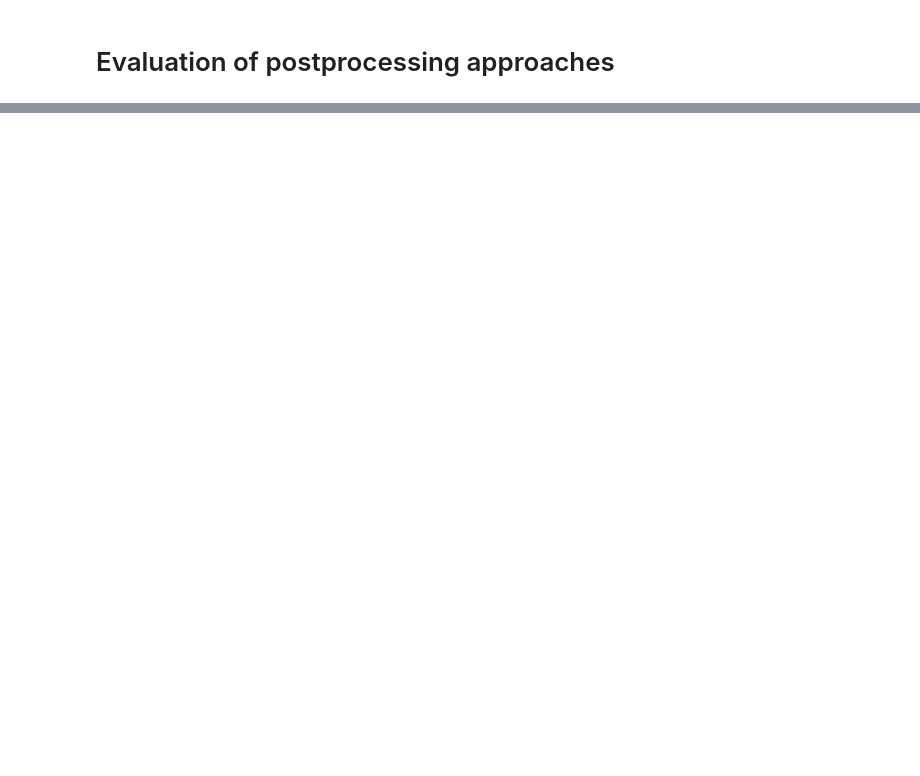
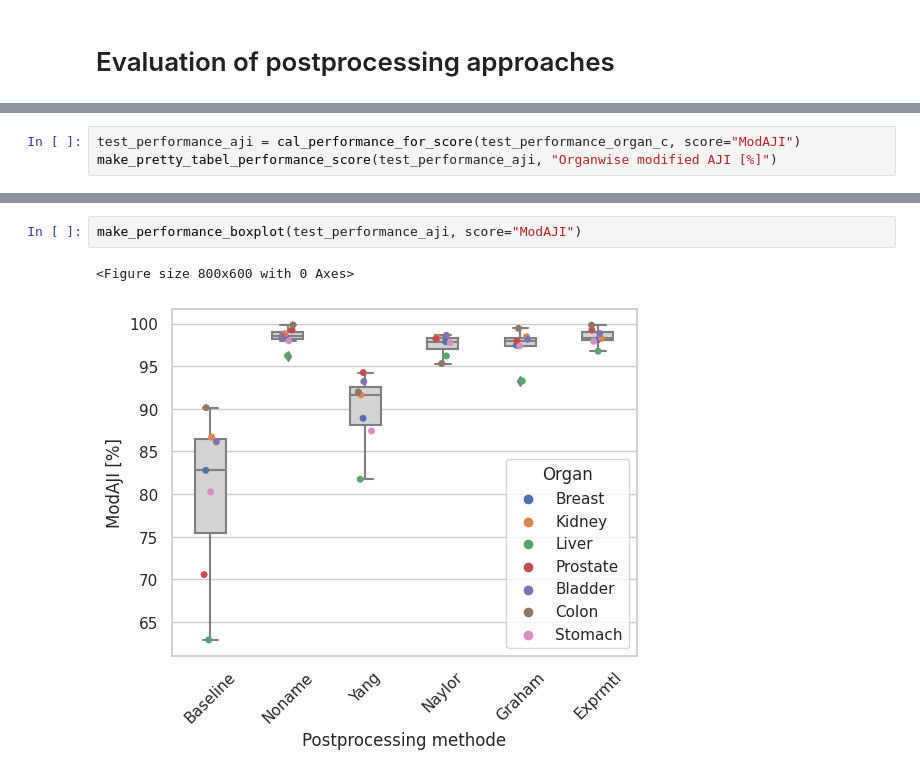
Before and after one commit to emerbitz/NucInstSeg, a Jupyter notebook: postprocessing_evaluation.ipynb, the cells around one changed output, grey strips where cells are left out. Drawn from its saved outputs; the diff is of its cells as text; blank space fills up the shorter version.

```diff
--- a/postprocessing_evaluation.ipynb
+++ b/postprocessing_evaluation.ipynb
@@ -227,0 +567,3 @@ PQ: 0.8429220914840698
+# %%
+test_performance_aji = cal_performance_for_score(test_performance_organ_c, score="ModAJI")
+make_pretty_tabel_performance_score(test_performance_aji, "Organwise modified AJI [%]")
@@ -227,0 +582,5 @@ PQ: 0.8429220914840698
+# %%
+make_performance_boxplot(test_performance_aji, score="ModAJI")
+# %% [output]
+<Figure size 800x600 with 0 Axes>
+[figure, added]
```
Also changed, not shown: parts of 81 cells of this notebook.
